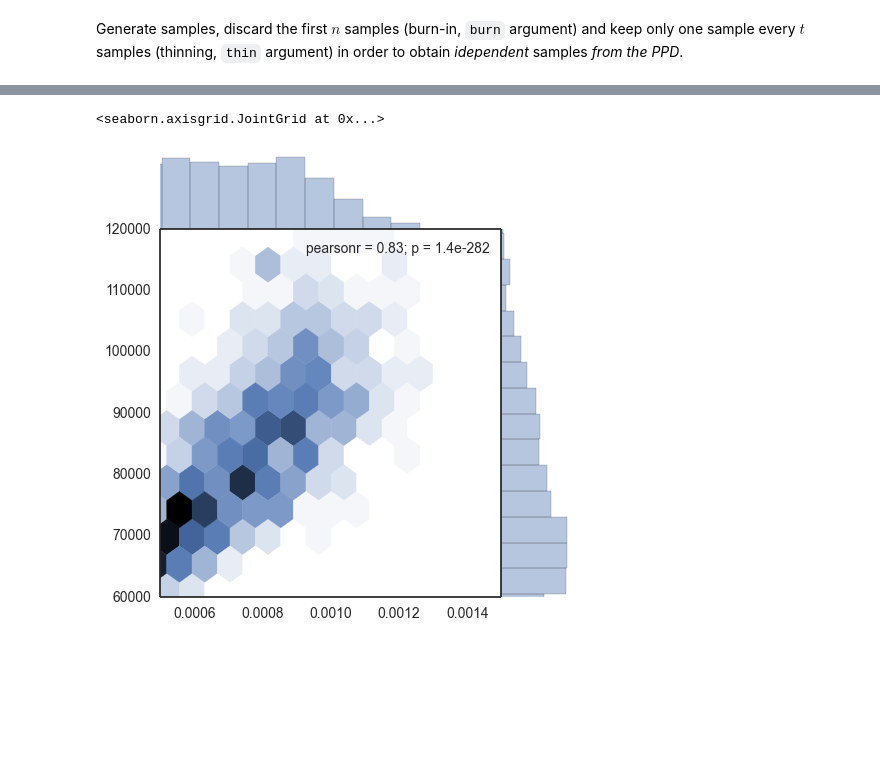
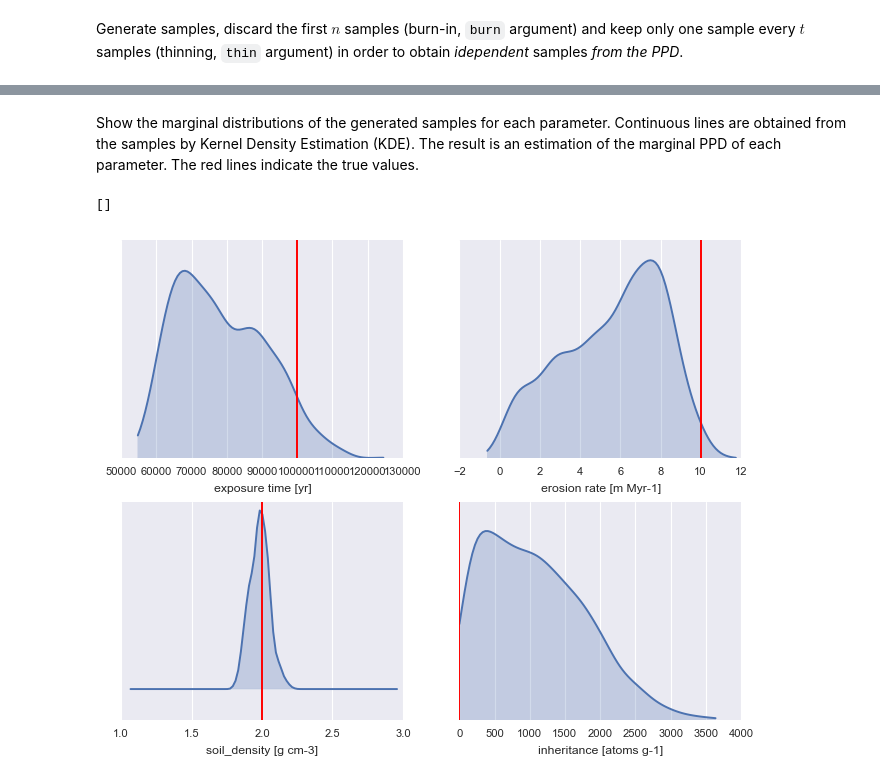
Before and after one commit to benbovy/cosmogenic_dating, a Jupyter notebook: Bayes_test_4params.ipynb, the cells around one changed output, grey strips where cells are left out. Drawn from its saved outputs; the diff is of its cells as text; code cells hidden in the pictures; blank space fills up the shorter version.

```diff
--- a/Bayes_test_4params.ipynb
+++ b/Bayes_test_4params.ipynb
@@ -218,9 +209,36 @@ sns.distplot(mcmc_smodel.trace('erosion_rate')[:],
-# %%
-sns.set(style="white")
-sns.jointplot(mcmc_smodel.trace('erosion_rate')[:],
-              mcmc_smodel.trace('exposure_time')[:],
-              xlim=[5e-4, 1.5e-3], ylim=[6e4, 1.2e5],
-              kind="hex", size=5, space=0)
-# %% [output]
-<seaborn.axisgrid.JointGrid at 0x...>
-[figure, removed]
+# %% [markdown]
+Show the marginal distributions of the generated samples for each parameter. Continuous lines are obtained from the samples by Kernel Density Estimation (KDE). The result is an estimation of the marginal PPD of each parameter. The red lines indicate the true values.
+# %%
+sns.set(style="darkgrid")
+sns.set_context('paper')
+
+fig, axes = plt.subplots(nrows=2, ncols=2, figsize=(8, 6))
+
+sns.distplot(mcmc_smodel.trace('exposure_time')[:],
+             hist=False, kde_kws={"shade": True},
+             ax=axes[0][0])
+axes[0][0].axvline(true_exposure, color='r')
+axes[0][0].set_xlabel('exposure time [yr]')
+
+sns.distplot(mcmc_smodel.trace('erosion_rate')[:] * 1e4,
+             hist=False, kde_kws={"shade": True},
+             ax=axes[0][1])
+axes[0][1].axvline(true_erosion * 1e4, color='r')
+axes[0][1].set_xlabel('erosion rate [m Myr-1]')
+
+sns.distplot(mcmc_smodel.trace('soil_density')[:],
+             hist=False, kde_kws={"shade": True},
+             ax=axes[1][0])
+axes[1][0].axvline(true_density, color='r')
+axes[1][0].set_xlabel('soil_density [g cm-3]')
+
+sns.distplot(mcmc_smodel.trace('inheritance')[:],
+             hist=False, kde_kws={"shade": True},
+             ax=axes[1][1])
+axes[1][1].axvline(true_inheritance, color='r')
+axes[1][1].set_xlabel('inheritance [atoms g-1]')
+
+plt.setp(axes, yticks=[])
+# %% [output]
+[]
+[figure, added]
```
Also changed, not shown: parts of 24 cells of this notebook, 14 other files.
